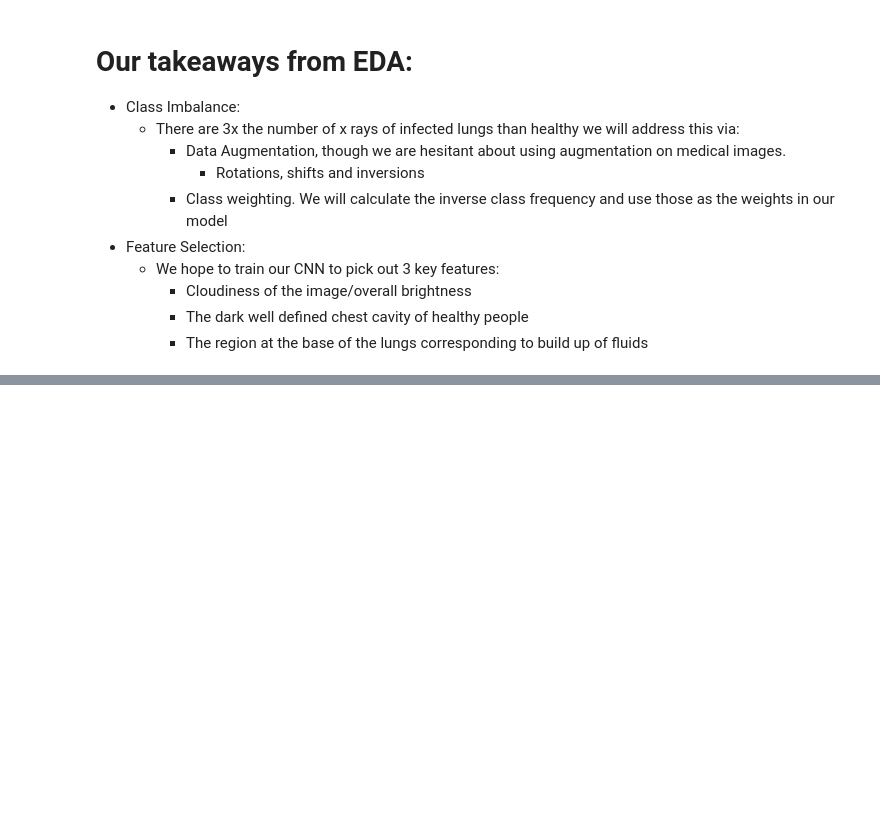
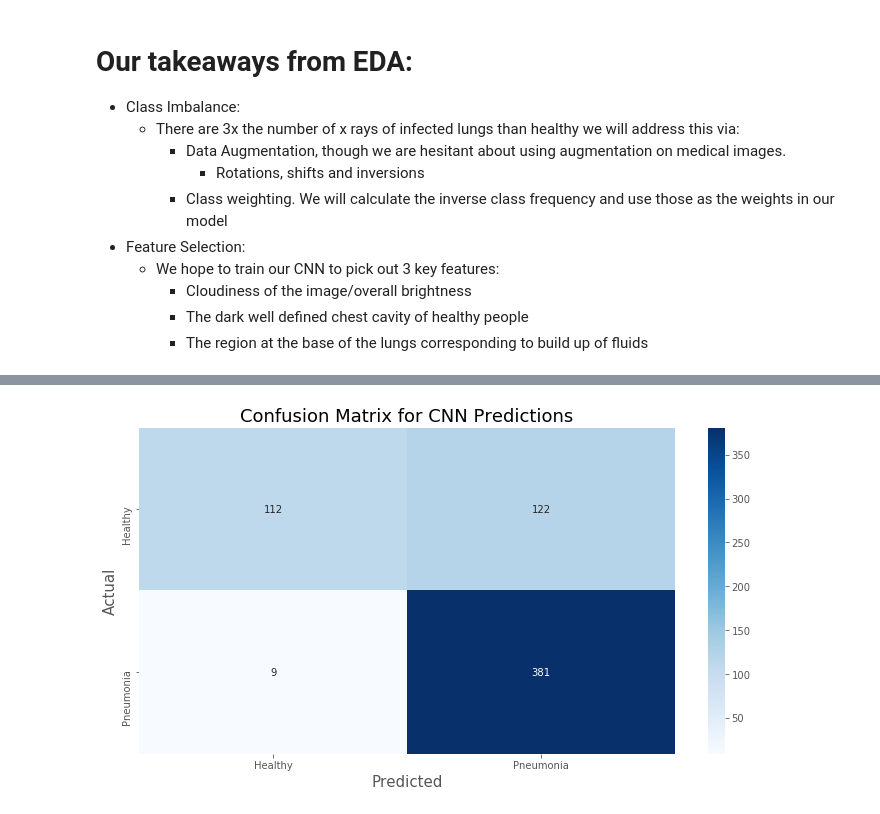
Before and after one commit to bagnine/Pnuemonia-image-classification, a Jupyter notebook: Index.ipynb, the cells around one changed output, grey strips where cells are left out. Cells and saved outputs as stored; diff of their text form; code cells hidden in the pictures; blank space fills up the shorter version.

```diff
--- a/Index.ipynb
+++ b/Index.ipynb
@@ -324,0 +334,6 @@ We hope that our cnn will be able to pull out those contours in the convolutions
+# %%
+images = data.import_image_to_array('/../../chest_xray/',
+         dir_names = ['train', 'test', 'val'],
+         sub_dir_names = ['NORMAL', 'PNEUMONIA'],
+         padding=False,
+         shape=(224,224), test=False, grayscale = False)
@@ -324,0 +356,9 @@ We hope that our cnn will be able to pull out those contours in the convolutions
+# %%
+X_train = np.array([i[1] for i in images['train']])
+y_train = np.array([i[2] for i in images['train']])
+
+X_test = np.array([i[1] for i in images['test']])
+y_test = np.array([i[2] for i in images['test']])
+
+X_val = np.array([i[1] for i in images['val']])
+y_val = np.array([i[2] for i in images['val']])
@@ -324,0 +479,4 @@ We hope that our cnn will be able to pull out those contours in the convolutions
+# %%
+#Importing this exact model from a different notebook
+
+cnn2 = models.load_model('src/models/2020-12-06homemade.HDF5')
@@ -324,0 +489,7 @@ We hope that our cnn will be able to pull out those contours in the convolutions
+# %%
+# Generating a confusion matrix from the model predictions
+
+predictions = graphs.get_labels(cnn2, X_test, 0.5)
+graphs.plot_cmatrix(y_test, predictions)
+# %% [output]
+[figure, added]
```
Also changed, not shown: parts of 46 cells of this notebook.
